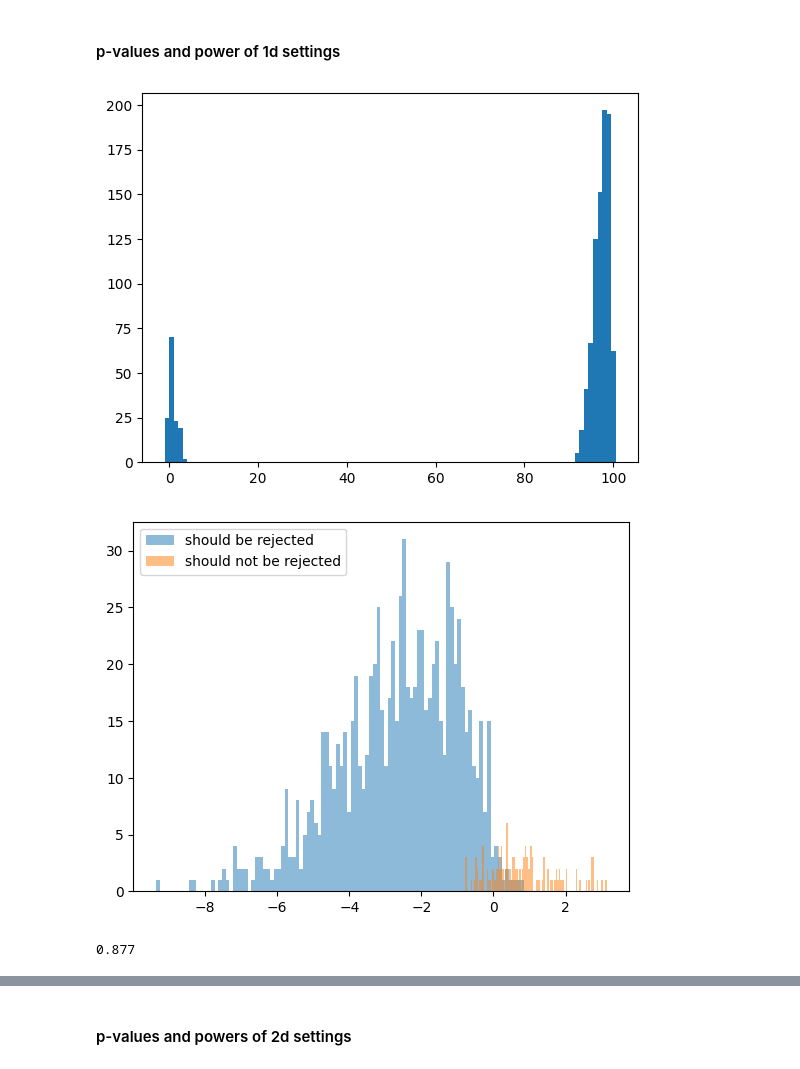
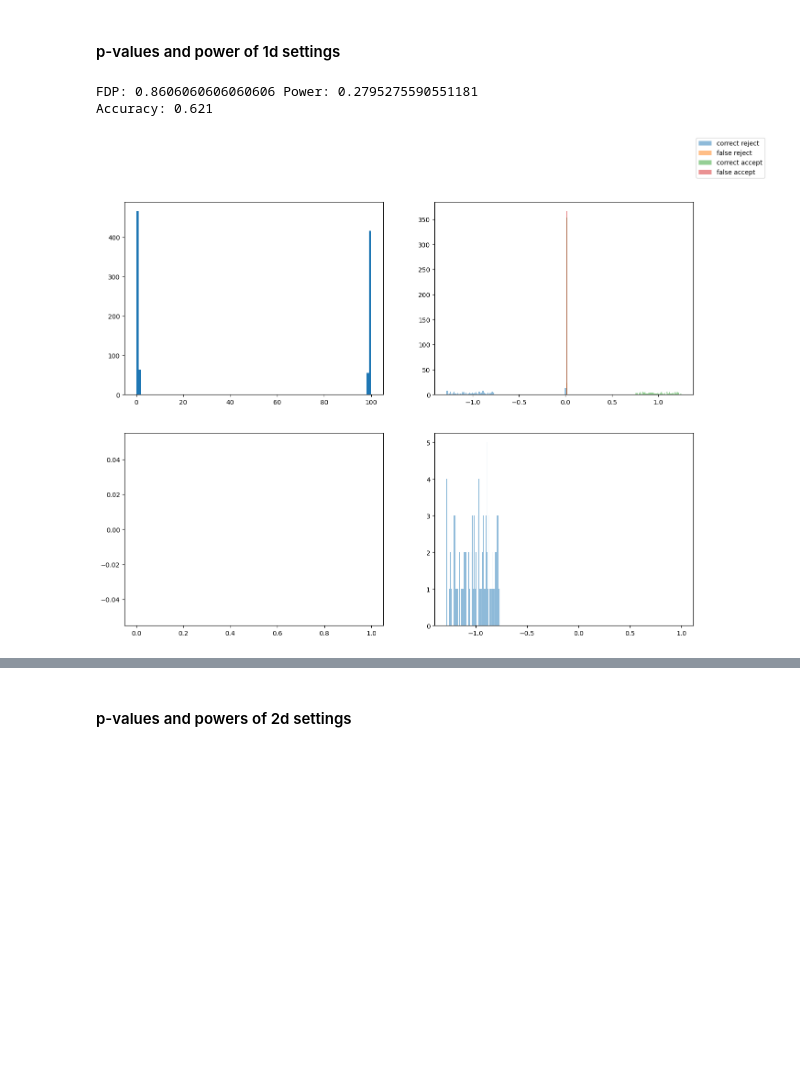
Before and after one commit to Tian-Bai/selcf_paper, a Jupyter notebook: utils/other.ipynb, the cells around one changed output, grey strips where cells are left out. Drawn from its saved outputs; the diff is of its cells as text; code cells hidden in the pictures; blank space fills up the shorter version.

```diff
--- a/utils/other.ipynb
+++ b/utils/other.ipynb
@@ -388,49 +388,81 @@ print(all_r / 10)
 from utility import gen_data, BH
 from sklearn.neural_network import MLPRegressor
 from sklearn.linear_model import LinearRegression
 from prediction_model import OracleRegressor
 from sklearn.metrics import r2_score
+from sklearn.metrics import accuracy_score
 import numpy as np
 from matplotlib import pyplot as plt
 import pandas as pd
 
+def intersect(l1, l2):
+    return [value for value in l1 if value in l2]
+
 N = 1000
 ntest = 1000
-setting = 3
-sigma = 0.5 if setting in [1, 2] else 0.2
+setting = 5
+sigma = 0.5 if setting in [1, 2, 3, 4] else 0.2
 cov = 0
 dim = 10
 
-all_r = 0
 
 Xtrain, Ytrain, _ = gen_data(setting, N, sigma, dim=dim)
 Xcalib, Ycalib, _ = gen_data(setting, N, sigma, dim=dim)
 Xtest, Ytest, _ = gen_data(setting, ntest, sigma, dim=dim)
 
-reject = np.where((Ytest > 0))
-notreject = np.where((Ytest <= 0))
+reject = np.where((Ytest > 0))[0]
+notreject = np.where((Ytest <= 0))[0]
 
-mlp = OracleRegressor(setting)
-mlp.fit(Xtrain, Ytrain)
-Ypred_calib = mlp.predict(Xcalib)
-Ypred = mlp.predict(Xtest)
+reg = OracleRegressor(setting)
+reg.fit(Xtrain, Ytrain)
+Ypred_calib = reg.predict(Xcalib)
+Ypred = reg.predict(Xtest)
 
 calib_scores = Ycalib - Ypred_calib                                            # BH_res
 calib_scores0 = - Ypred_calib                                                  # BH_sub
 calib_scores_2clip = 100 * ((Ycalib > 0)) - Ypred_calib
 
 test_scores = - Ypred
 
-plt.hist(calib_scores_2clip, bins=100)
+BH_2clip = BH(calib_scores_2clip, test_scores, 0.1)
+BH_2clip_c = [i for i in range(ntest) if i not in BH_2clip]
+
+correct_reject = intersect(BH_2clip, reject)
+false_reject = intersect(BH_2clip, notreject)
+correct_accept = intersect(BH_2clip_c, notreject)
+false_accept = intersect(BH_2clip_c, reject)
+
+true_null = sum((Ytest > 0))
+if len(BH_2clip) == 0:
+    BH_2clip_fdp = 0
+    BH_2clip_power = 0
+else:
+    BH_2clip_fdp = np.sum(Ytest[BH_2clip] > 0) / len(BH_2clip)
+    BH_2clip_power = np.sum(Ytest[BH_2clip] > 0) / true_null if true_null != 0 else 0
+print(f"FDP: {BH_2clip_fdp} Power: {BH_2clip_power}")
+print(f"Accuracy: {accuracy_score(Ytest > 0, Ypred > 0)}")
+
+# overall trend
+fig, axs = plt.subplots(nrows = 2, ncols = 2, figsize=(16, 12))
+axs[0][0].hist(calib_scores_2clip, bins=100)
+
+axs[0][1].hist(test_scores[correct_reject], bins=100, alpha=0.5, label='correct reject')
+axs[0][1].hist(test_scores[false_reject], bins=100, alpha=0.5, label='false reject')
+axs[0][1].hist(test_scores[correct_accept], bins=100, alpha=0.5, label='correct accept')
+axs[0][1].hist(test_scores[false_accept], bins=100, alpha=0.5, label='false accept')
+
+# zoom in
+axs[1][0].hist(calib_scores_2clip[np.where(calib_scores_2clip < 0)], bins=100)
+
+axs[1][1].hist(test_scores[correct_reject][np.where(test_scores[correct_reject] < 0)], bins=100, alpha=0.5)
+axs[1][1].hist(test_scores[false_reject][np.where(test_scores[false_reject] < 0)], bins=100, alpha=0.5)
+axs[1][1].hist(test_scores[correct_accept][np.where(test_scores[correct_accept] < 0)], bins=100, alpha=0.5)
+axs[1][1].hist(test_scores[false_accept][np.where(test_scores[false_accept] < 0)], bins=100, alpha=0.5)
+fig.legend()
 plt.show()
 
-plt.hist(test_scores[reject], bins=100, alpha=0.5, label='should be rejected')
-plt.hist(test_scores[notreject], bins=100, alpha=0.5, label='should not be rejected')
-plt.legend()
-plt.show()
-
-print(len(reject[0]) / len(test_scores))
+# for setting 6, directly predicting 0/1 target result in higher power. Will this apply to 2d case?
 # %% [output]
+FDP: 0.8606060606060606 Power: 0.2795275590551181
+Accuracy: 0.621
-[figure, old version]
+[figure, new version]
-[figure, removed]
-0.877
```
Also changed, not shown: parts of 5 cells of this notebook, 7 other files.
